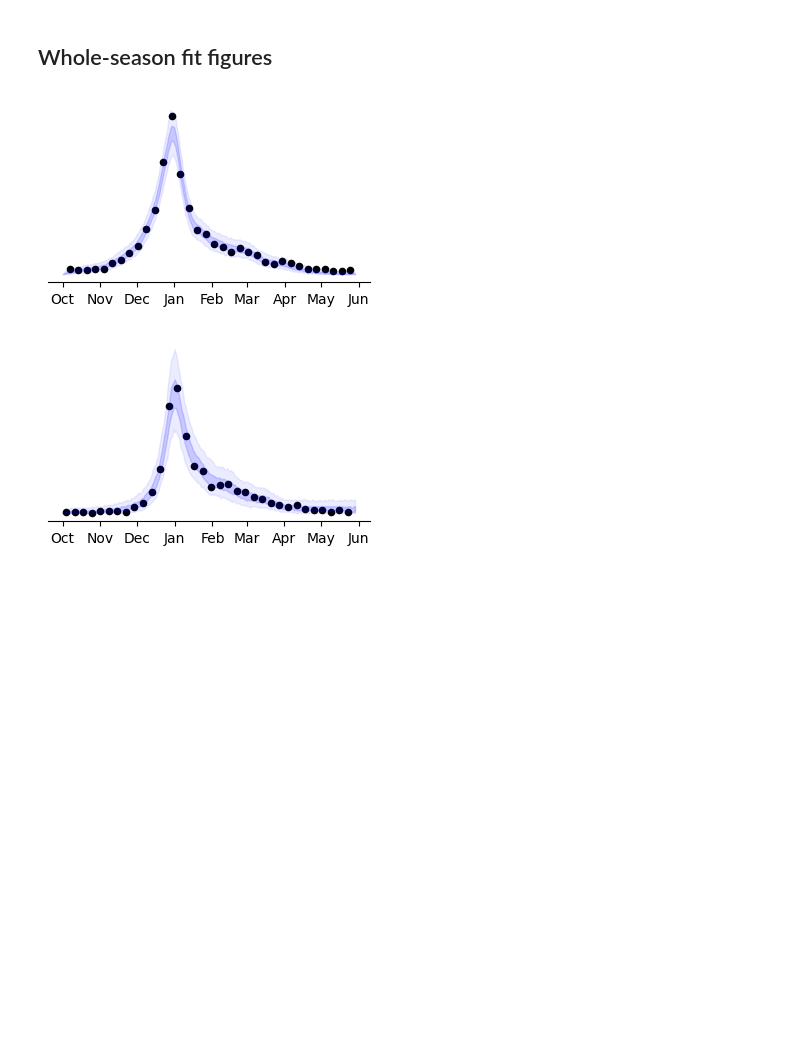
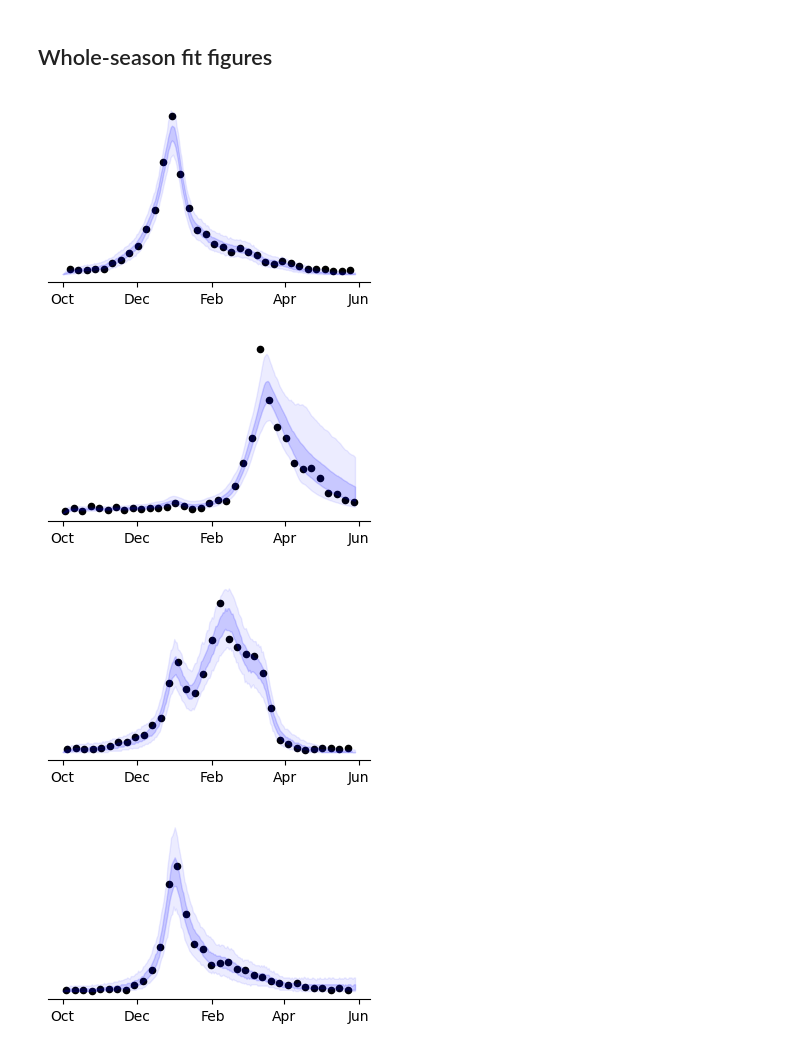
Before and after one commit to twallema/influenza-USA, a Jupyter notebook: scripts/NC_forecasts/manuscript/visualise-training-schematic/visualisations.ipynb, the cells around one changed output. Saved outputs shown, nothing was run; the diff lists cells and outputs as text; code cells hidden in the pictures; blank space fills up the shorter version.

Commit message:
save visualisations

```diff
--- a/scripts/NC_forecasts/manuscript/visualise-training-schematic/visualisations.ipynb
+++ b/scripts/NC_forecasts/manuscript/visualise-training-schematic/visualisations.ipynb
@@ -55,37 +56,43 @@ plt.close()
 # %% [markdown]
 ## Whole-season fit figures
 # %%
-seasons = ['2014-2015', '2023-2024']
-filenames = ['end-2024-04-06_simulation-output.nc', 'end-2015-04-04_simulation-output.nc']
+seasons = ['2014-2015', '2015-2016', '2019-2020', '2023-2024']
+filenames = ['end-2024-04-06_simulation-output.nc',
+             'end-2016-04-02_simulation-output.nc',
+             'end-2020-04-04_simulation-output.nc',
+             'end-2015-04-04_simulation-output.nc']
 for season, filename in zip(seasons, filenames):
     # get simulation
     simout = xr.open_dataset(filename) * 7
     # get data
     data = get_NC_influenza_data(min(simout.date.values), max(simout.date.values), season)['H_inc']*7
     # make a figure
     fig,ax=plt.subplots(figsize=(8.3/2, 11.7/5))
     ## data
     ax.scatter(data.index, data, marker='o', s=20, color='black')
     ## model
     x = simout.date.values
     ax.fill_between(x, simout['H_inc'].sum(dim=['age_group', 'location']).quantile(q=0.025, dim='draws').values,
                         simout['H_inc'].sum(dim=['age_group', 'location']).quantile(q=1-0.025, dim='draws').values,
                            color='blue', alpha=0.075)
     ax.fill_between(x, simout['H_inc'].sum(dim=['age_group', 'location']).quantile(q=0.25, dim='draws').values,
                         simout['H_inc'].sum(dim=['age_group', 'location']).quantile(q=1-0.25, dim='draws').values,
                            color='blue', alpha=0.15)
     ## formatting
     # no spines
     ax.spines['top'].set_visible(False)
     ax.spines['right'].set_visible(False)
     ax.spines['left'].set_visible(False)
     # months only
-    ax.xaxis.set_major_locator(mdates.MonthLocator())
+    ax.xaxis.set_major_locator(mdates.MonthLocator(interval=2))
     ax.xaxis.set_major_formatter(mdates.DateFormatter('%b'))
     # no ticks
     ax.set_yticks([])
+    plt.savefig(f'{filename}.pdf')
     plt.show()
     plt.close()
 # %% [output]
-[figure, old version]
+[figure, new version]
-[figure, old version]
+[figure, new version]
+[figure, added]
+[figure, added]
```
Also changed, not shown: parts of 3 cells of this notebook, 7 other files.
